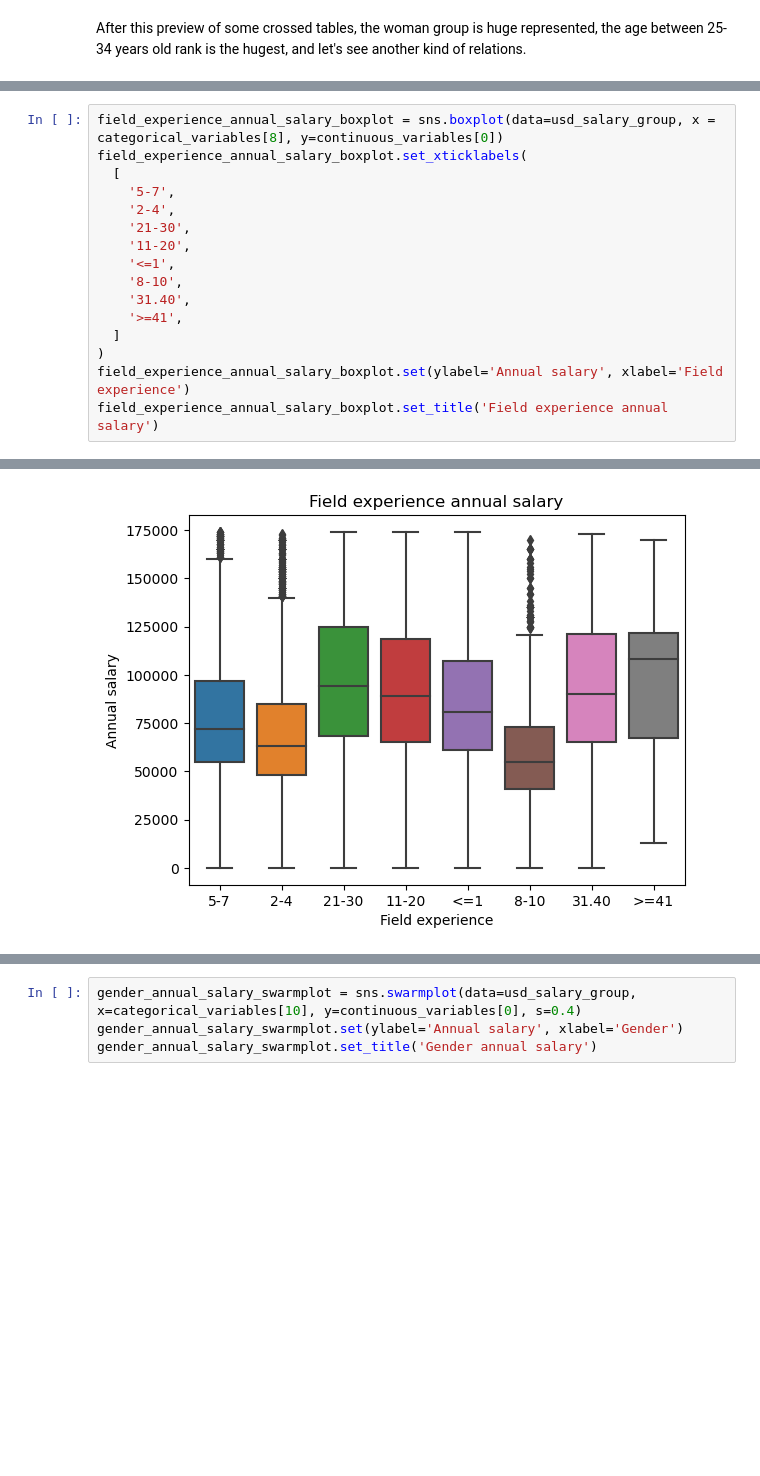
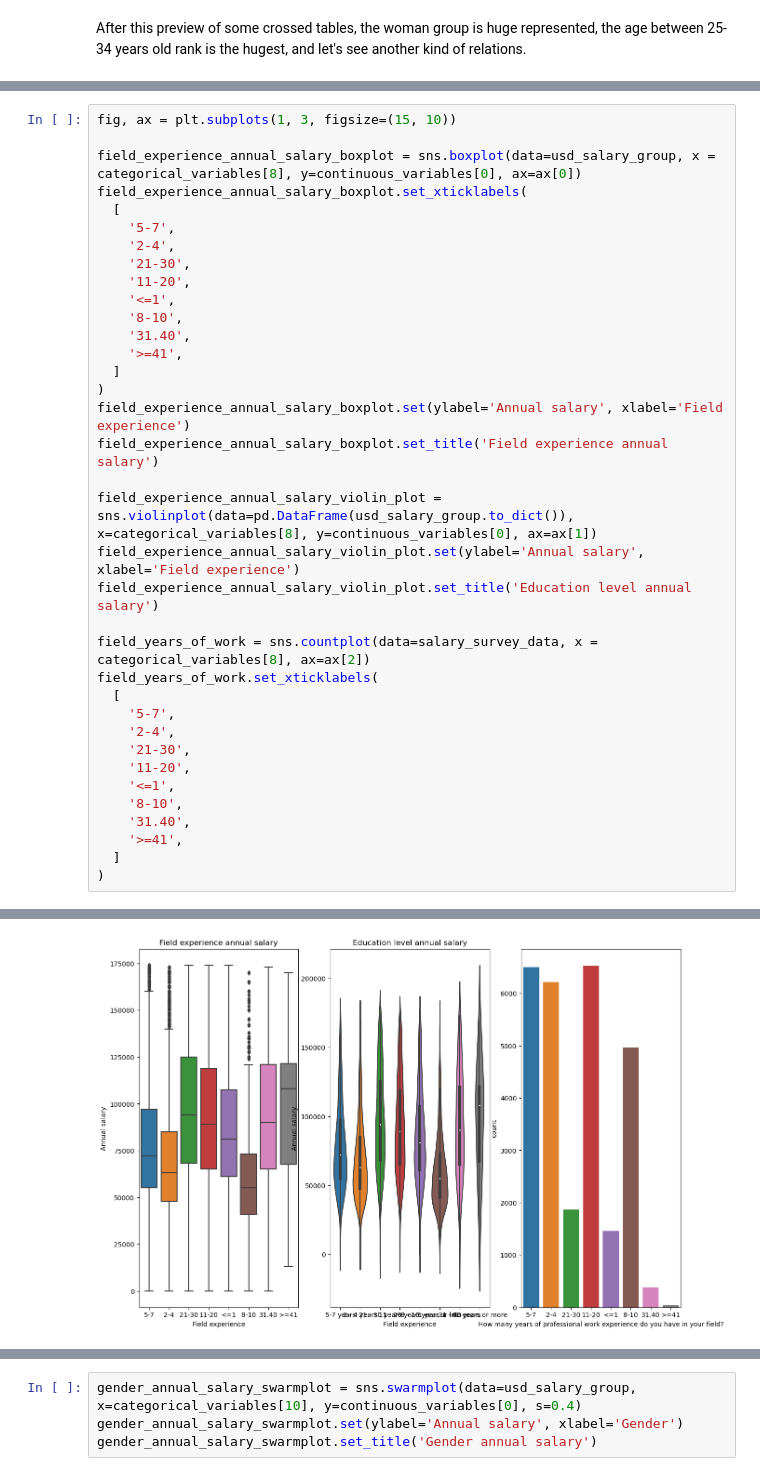
Before and after one commit to armandolezama/data-science-portfolio, a Jupyter notebook: Data_Science_Cycle/Ask_A_Manager_Salary_Survey_2021/Ask_A_Manager_Salary_Survey_2021.ipynb, the cells around one changed output, grey strips where cells are left out. Drawn from its saved outputs; the diff is of its cells as text; blank space fills up the shorter version.

Commit message:
Compressed plots and charts

```diff
--- a/Data_Science_Cycle/Ask_A_Manager_Salary_Survey_2021/Ask_A_Manager_Salary_Survey_2021.ipynb
+++ b/Data_Science_Cycle/Ask_A_Manager_Salary_Survey_2021/Ask_A_Manager_Salary_Survey_2021.ipynb
@@ -664,5 +738,7 @@ Text(0.5, 1.0, 'Overall experience annual salary')
 # %%
-field_experience_annual_salary_boxplot = sns.boxplot(data=usd_salary_group, x = categorical_variables[8], y=continuous_variables[0])
+fig, ax = plt.subplots(1, 3, figsize=(15, 10))
+
+field_experience_annual_salary_boxplot = sns.boxplot(data=usd_salary_group, x = categorical_variables[8], y=continuous_variables[0], ax=ax[0])
 field_experience_annual_salary_boxplot.set_xticklabels(
   [
     '5-7',
@@ -677,4 +753,22 @@ field_experience_annual_salary_boxplot.set_xticklabels(
 )
 field_experience_annual_salary_boxplot.set(ylabel='Annual salary', xlabel='Field experience')
 field_experience_annual_salary_boxplot.set_title('Field experience annual salary')
+
+field_experience_annual_salary_violin_plot = sns.violinplot(data=pd.DataFrame(usd_salary_group.to_dict()), x=categorical_variables[8], y=continuous_variables[0], ax=ax[1])
+field_experience_annual_salary_violin_plot.set(ylabel='Annual salary', xlabel='Field experience')
+field_experience_annual_salary_violin_plot.set_title('Education level annual salary')
+
+field_years_of_work = sns.countplot(data=salary_survey_data, x = categorical_variables[8], ax=ax[2])
+field_years_of_work.set_xticklabels(
+  [
+    '5-7',
+    '2-4',
+    '21-30',
+    '11-20',
+    '<=1',
+    '8-10',
+    '31.40',
+    '>=41',
+  ]
+)
 # %% [output]
@@ -682 +783 @@ Text(0.5, 1.0, 'Field experience annual salary')
-[figure, old version]
+[figure, new version]
```
Also changed, not shown: parts of 15 cells of this notebook.
